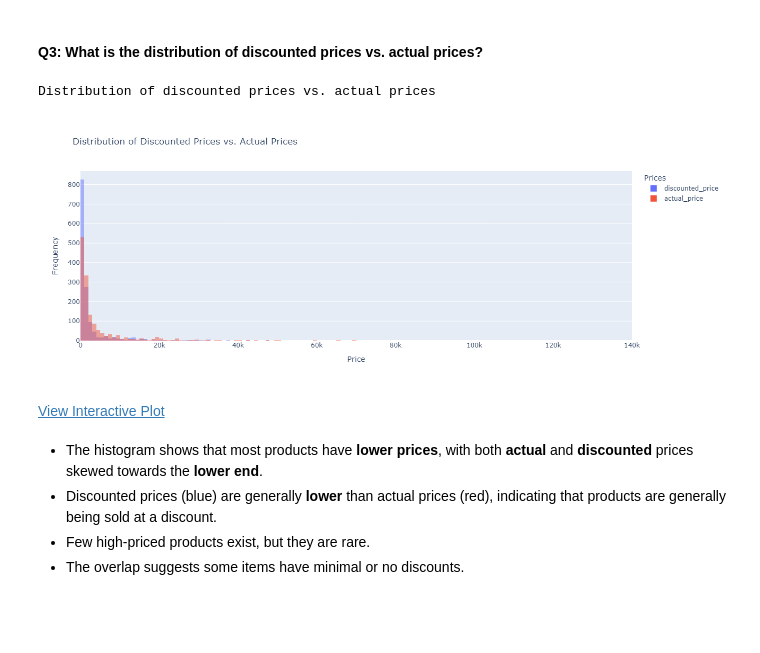
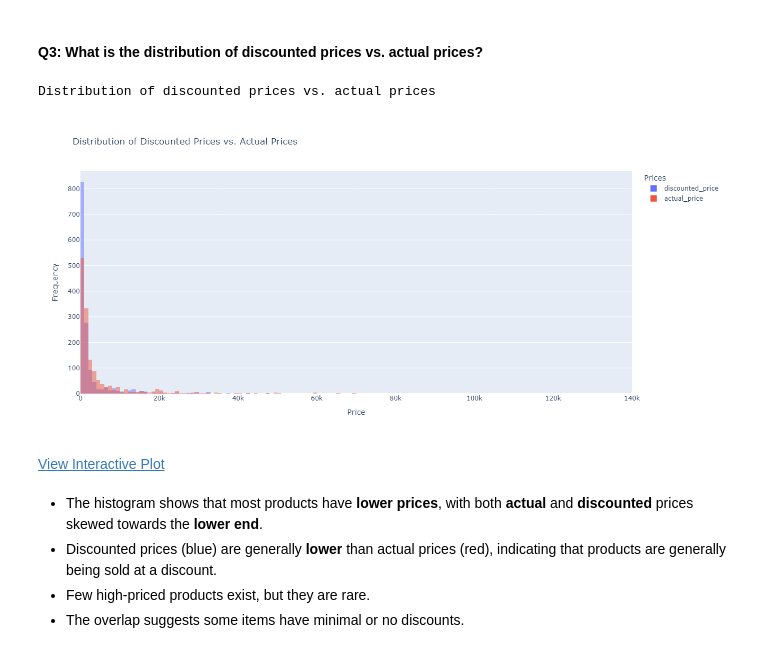
Before and after one commit to mariamkhan04/Amazon_Sales_Analysis_Plotly, a Jupyter notebook: eda.ipynb, the cells around one changed output. Saved outputs shown, nothing was run; the diff lists cells and outputs as text; code cells hidden in the pictures; blank space fills up the shorter version.

Commit message:
plot4 updated

```diff
--- a/eda.ipynb
+++ b/eda.ipynb
@@ -313,14 +313,14 @@ View Interactive Plot
 # %%
 print('\nDistribution of discounted prices vs. actual prices')
 
 fig3 = px.histogram(amazon_sales, x=['discounted_price', 'actual_price'], barmode='overlay',
                     title='Distribution of Discounted Prices vs. Actual Prices')
-fig3.update_layout(xaxis_title='Price', yaxis_title='Frequency',width=1300, legend=dict(title="Prices"))
+fig3.update_layout(xaxis_title='Price', yaxis_title='Frequency',width=1300,height=600, legend=dict(title="Prices"))
 # fig3.show()
 save_and_display(fig3, "plotlyplots/plot3.html")
 # %% [output]
 Distribution of discounted prices vs. actual prices
-[figure, old version]
+[figure, new version]
 View Interactive Plot
 # %% [markdown]
 - The histogram shows that most products have **lower prices**, with both **actual** and **discounted** prices skewed towards the **lower end**.
```
Also changed, not shown: parts of 1 cell of this notebook, 6 other files.
